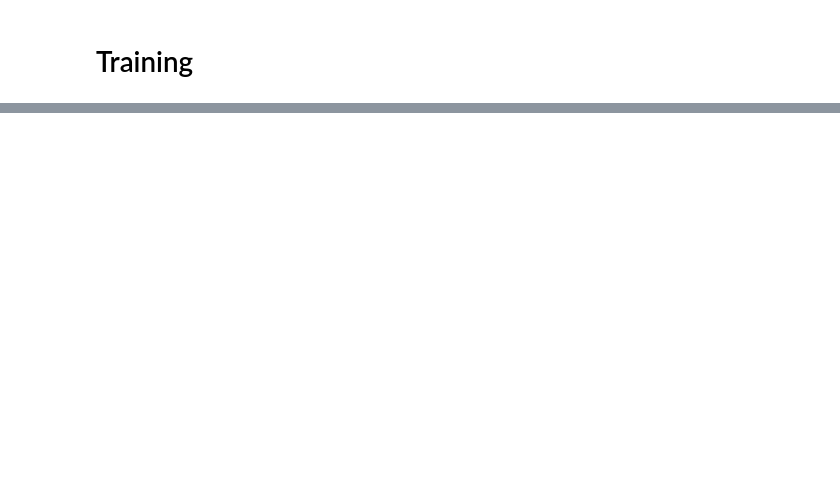
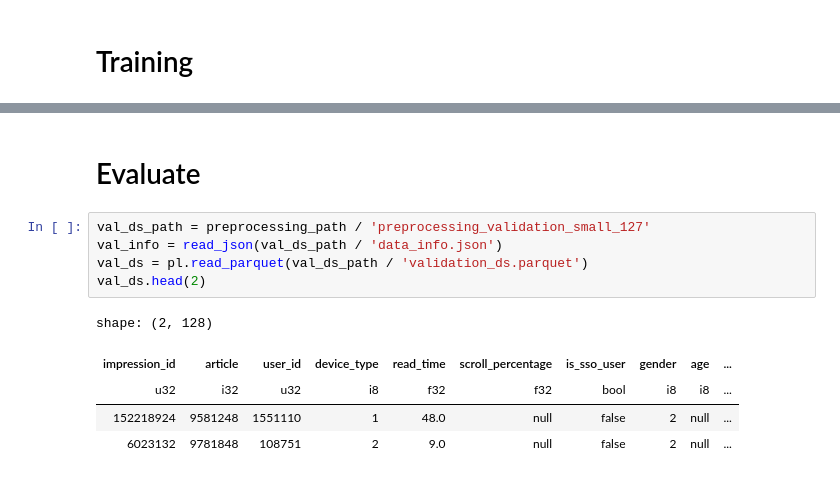
Before and after one commit to recsyspolimi/recsys-challenge-2024-ekstrabladet, a Jupyter notebook: notebooks/test_feature.ipynb, the cells around one changed output, grey strips where cells are left out. Drawn from its saved outputs; the diff is of its cells as text; blank space fills up the shorter version.

```diff
--- a/notebooks/test_feature.ipynb
+++ b/notebooks/test_feature.ipynb
@@ -205,0 +145,13 @@ Text(0.5, 1.0, 'Catboost Feature Importances')
+# %% [markdown]
+# Evaluate
+# %%
+val_ds_path = preprocessing_path / 'preprocessing_validation_small_127'
+val_info = read_json(val_ds_path / 'data_info.json')
+val_ds = pl.read_parquet(val_ds_path / 'validation_ds.parquet')
+val_ds.head(2)
+# %% [output]
+shape: (2, 128)
+| impression_id | article | user_id | device_type | read_time | scroll_percentage | is_sso_user | gender | age | ... |
+| u32 | i32 | u32 | i8 | f32 | f32 | bool | i8 | i8 | ... |
+| 152218924 | 9581248 | 1551110 | 1 | 48.0 | null | false | 2 | null | ... |
+| 6023132 | 9781848 | 108751 | 2 | 9.0 | null | false | 2 | null | ... |
```
Also changed, not shown: parts of 21 cells of this notebook, 5 other files.
